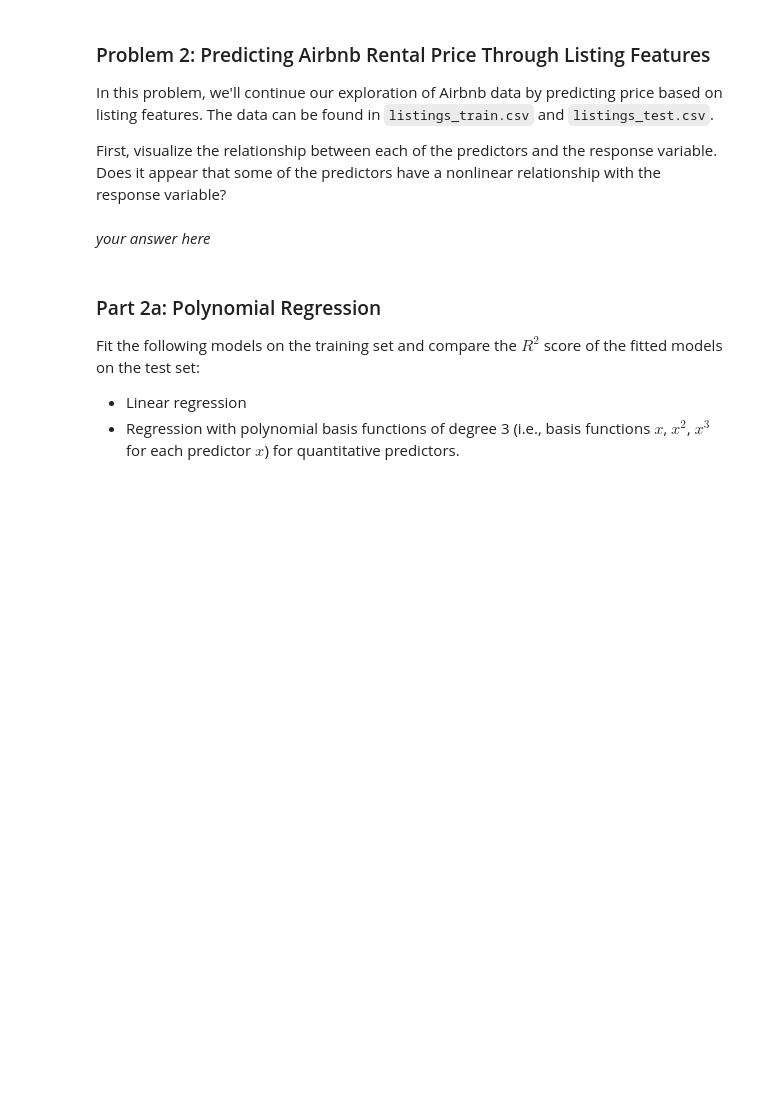
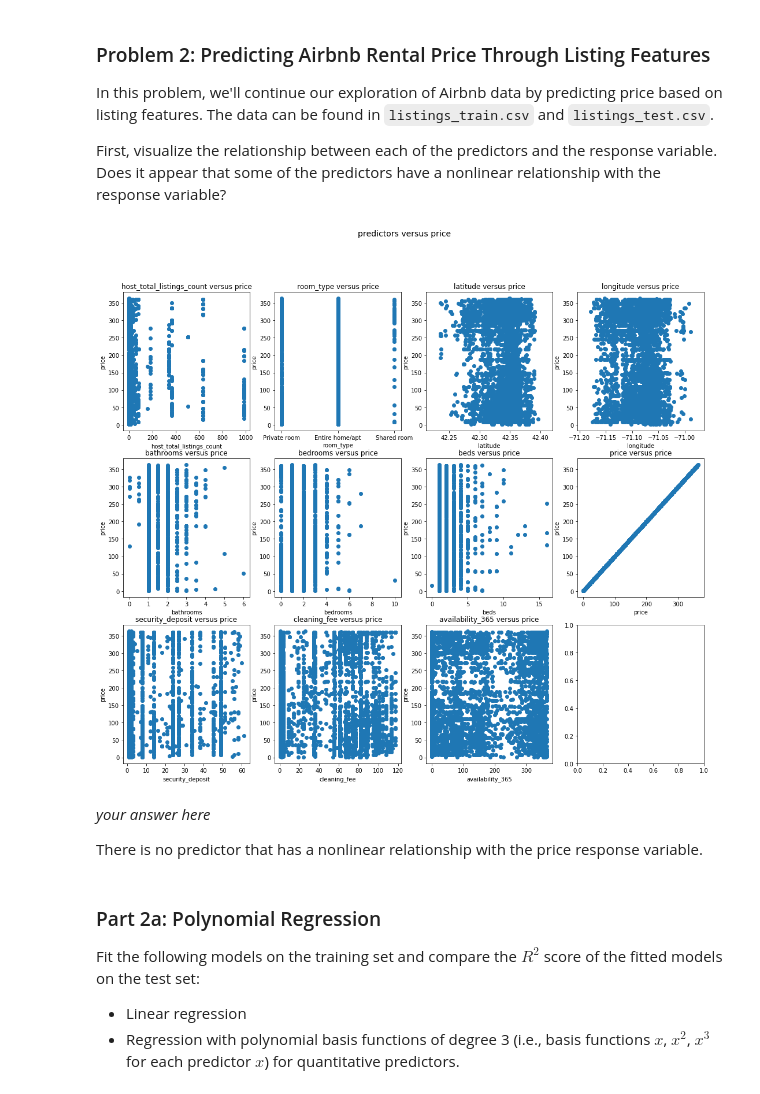
Before and after one commit to Ruby122/2020-CS109B, a Jupyter notebook: content/homeworks/hw01/cs109b_hw1.ipynb, the cells around one changed output. Saved outputs shown, nothing was run; the diff lists cells and outputs as text; code cells hidden in the pictures; blank space fills up the shorter version.

```diff
--- a/content/homeworks/hw01/cs109b_hw1.ipynb
+++ b/content/homeworks/hw01/cs109b_hw1.ipynb
@@ -265,5 +395,24 @@ First, visualize the relationship between each of the predictors and the respons
-# %% [markdown]
-_your answer here_
+# %%
+#your code here
+list_train = pd.read_csv('data/listings_train.csv')
+list_test = pd.read_csv('data/listings_test.csv')
+# plot
+fig, axes = plt.subplots(3,4, figsize = (18, 15))
+for i in range(len(list_train.columns) - 1):
+    ax = axes[i // 4, i % 4]
+    predictor_name = list_train.columns[i]
+    ax.scatter(list_train[predictor_name], list_train['price'])
+    ax.set_xlabel(predictor_name)
+    ax.set_ylabel('price')
+    ax.set_title('{} versus price'.format(predictor_name))
+fig.suptitle('predictors versus price', size = 14)
+fig.show()
+# %% [output]
+[figure, added]
+# %% [markdown]
+_your answer here_
+
+There is no predictor that has a nonlinear relationship with the price response variable.
 # %% [markdown]
 ### Part 2a: Polynomial Regression
 
```
Also changed, not shown: parts of 30 cells of this notebook.
